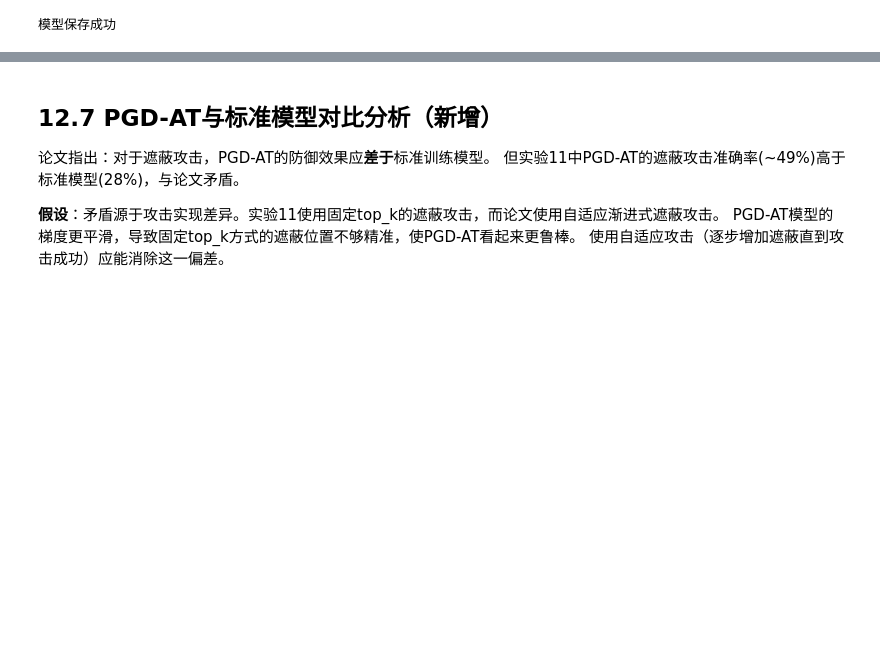
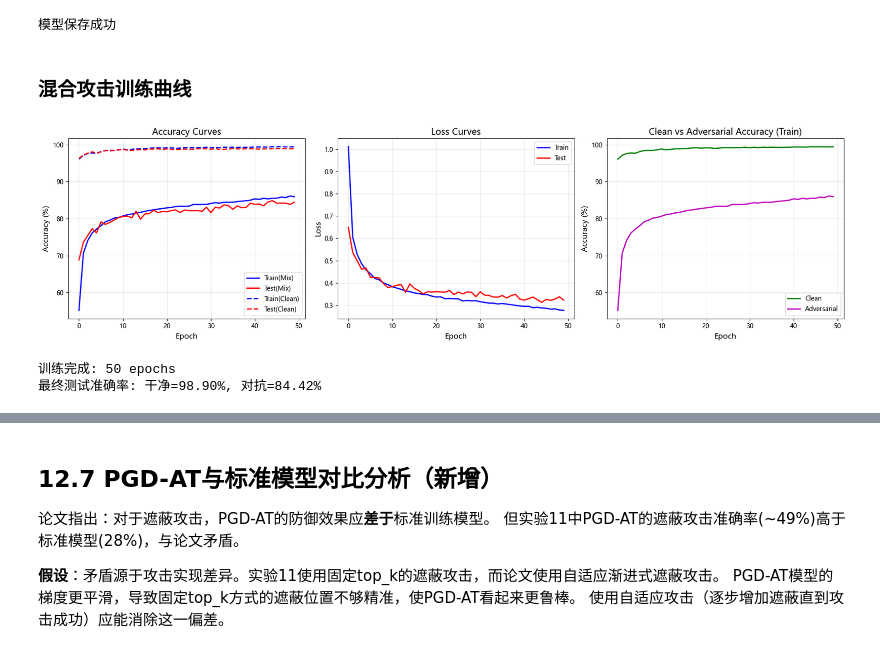
Before and after one commit to vinegarist/adversarial-defense, a Jupyter notebook: 12. 改进的遮蔽攻击对抗性训练.ipynb, the cells around one changed output, grey strips where cells are left out. Saved outputs shown, nothing was run; the diff lists cells and outputs as text; code cells hidden in the pictures; blank space fills up the shorter version.

```diff
--- a/12. 改进的遮蔽攻击对抗性训练.ipynb
+++ b/12. 改进的遮蔽攻击对抗性训练.ipynb
@@ -854,3 +854,56 @@ except Exception as e:
     print('模型保存失败：', e)
 # %% [output]
 模型保存成功
+# %% [markdown]
+### 混合攻击训练曲线
+# %%
+# ========== 混合攻击训练曲线绘制 ==========
+import matplotlib.pyplot as plt
+
+# 确保变量存在（如果训练已运行）
+if 'train_accs' in dir() and len(train_accs) > 0:
+    fig, axes = plt.subplots(1, 3, figsize=(18, 5))
+
+    epochs = list(range(len(train_accs)))
+
+    # 1. 准确率曲线
+    axes[0].plot(epochs, [100*a for a in train_accs], 'b-', label='Train(Mix)', linewidth=2)
+    axes[0].plot(epochs, [100*a for a in test_accs], 'r-', label='Test(Mix)', linewidth=2)
+    axes[0].plot(epochs, [100*a for a in train_clean_accs], 'b--', label='Train(Clean)', linewidth=2)
+    axes[0].plot(epochs, [100*a for a in test_clean_accs], 'r--', label='Test(Clean)', linewidth=2)
+    axes[0].set_xlabel('Epoch', fontsize=12)
+    axes[0].set_ylabel('Accuracy (%)', fontsize=12)
+    axes[0].set_title('Accuracy Curves', fontsize=14)
+    axes[0].legend(fontsize=10)
+    axes[0].grid(True, alpha=0.3)
+
+    # 2. Loss曲线
+    axes[1].plot(epochs, train_losses, 'b-', label='Train', linewidth=2)
+    axes[1].plot(epochs, test_losses, 'r-', label='Test', linewidth=2)
+    axes[1].set_xlabel('Epoch', fontsize=12)
+    axes[1].set_ylabel('Loss', fontsize=12)
+    axes[1].set_title('Loss Curves', fontsize=14)
+    axes[1].legend(fontsize=10)
+    axes[1].grid(True, alpha=0.3)
+
+    # 3. 干净样本 vs 对抗样本准确率对比
+    axes[2].plot(epochs, [100*a for a in train_clean_accs], 'g-', label='Clean', linewidth=2)
+    axes[2].plot(epochs, [100*a for a in train_accs], 'm-', label='Adversarial', linewidth=2)
+    axes[2].set_xlabel('Epoch', fontsize=12)
+    axes[2].set_ylabel('Accuracy (%)', fontsize=12)
+    axes[2].set_title('Clean vs Adversarial Accuracy (Train)', fontsize=14)
+    axes[2].legend(fontsize=10)
+    axes[2].grid(True, alpha=0.3)
+
+    plt.tight_layout()
+    plt.savefig('./results_figures/mix_at_training_curves.png', dpi=150, bbox_inches='tight')
+    plt.show()
+
+    print(f'训练完成: {len(train_accs)} epochs')
+    print(f'最终测试准确率: 干净={100*test_clean_accs[-1]:.2f}%, 对抗={100*test_accs[-1]:.2f}%')
+else:
+    print('请先运行混合攻击训练单元格')
+# %% [output]
+[figure, added]
+训练完成: 50 epochs
+最终测试准确率: 干净=98.90%, 对抗=84.42%
```
Also changed, not shown: parts of 4 cells of this notebook, 24 other files.
